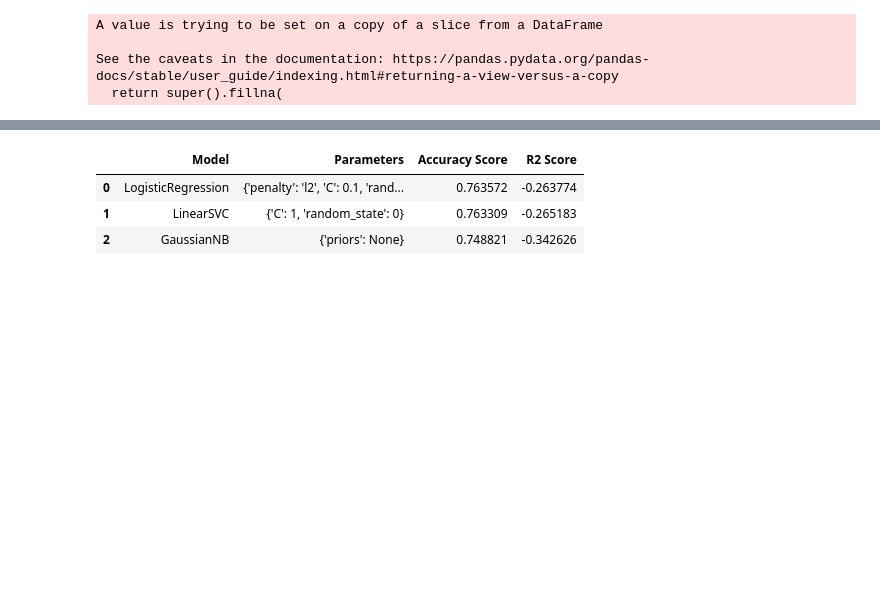
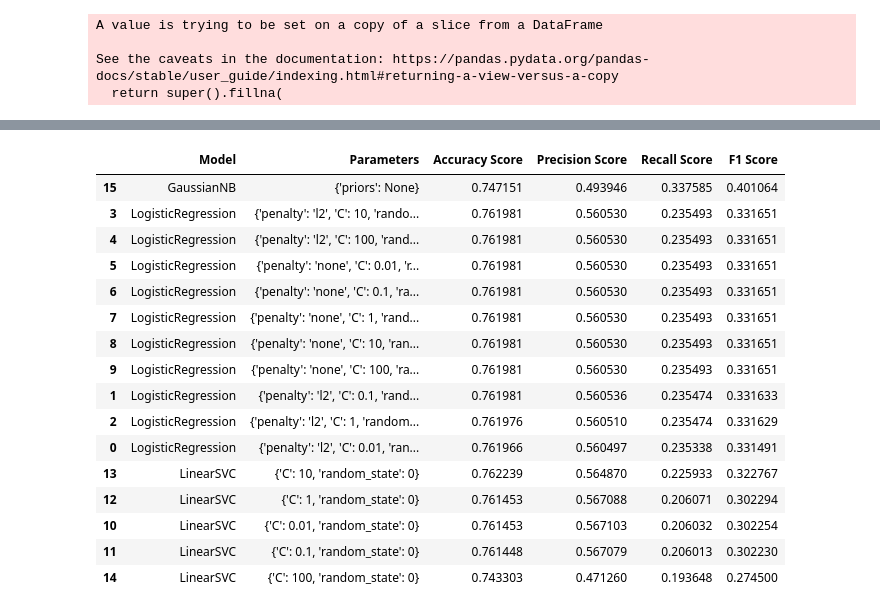
Before and after one commit to deniztokmakoglu/CAPP30254_Project, a Jupyter notebook: Logistic Reg, Linear SVC, Gaussian NB.ipynb, the cells around one changed output, grey strips where cells are left out. Cells and saved outputs as stored; diff of their text form; code cells hidden in the pictures; blank space fills up the shorter version.

Commit message:
full grid

```diff
--- a/Logistic Reg, Linear SVC, Gaussian NB.ipynb
+++ b/Logistic Reg, Linear SVC, Gaussian NB.ipynb
@@ -92,20 +92,6 @@ train, test = pl.train_test(df_sample, 0.2)
 train_df, test_df = pl.normalize(train, test, ['OfficeVisit', 'costTrend', 'reimb2009', 'InpatientClaims', 'OutpatientClaims'])
 # %%
 # Config: Dictionaries of models and hyperparameters - taken from class assignment
-# MODELS = {
-#     'LogisticRegression': LogisticRegression(),
-#     'LinearSVC': LinearSVC(),
-#     'GaussianNB': GaussianNB()
-# }
-
-# GRID = {
-#     'LogisticRegression': [{'penalty': x, 'C': y, 'random_state': 0}
-#                            for x in ('l2', 'none') \
-#                            for y in (0.01, 0.1, 1, 10, 100)],
-#     'GaussianNB': [{'priors': None}],
-#     'LinearSVC': [{'C': x, 'random_state': 0} \
-#                   for x in (0.01, 0.1, 1, 10, 100)]
-# }
 MODELS = {
     'LogisticRegression': LogisticRegression(),
     'LinearSVC': LinearSVC(),
@@ -113,9 +99,12 @@ MODELS = {
 }
 
 GRID = {
-    'LogisticRegression': [{'penalty': 'l2', 'C': 0.1, 'random_state': 0}],
+    'LogisticRegression': [{'penalty': x, 'C': y, 'random_state': 0}
+                           for x in ('l2', 'none') \
+                           for y in (0.01, 0.1, 1, 10, 100)],
     'GaussianNB': [{'priors': None}],
-    'LinearSVC': [{'C': 1, 'random_state': 0}]
+    'LinearSVC': [{'C': x, 'random_state': 0} \
+                  for x in (0.01, 0.1, 1, 10, 100)]
 }
 # %%
 results = pl.grid_search(train_df, test_df, MODELS, GRID, 'Cost')
@@ -127,7 +129,21 @@ Time Elapsed: 0:03:34.735794
-# %%
-results
-# %% [output]
-|  | Model | Parameters | Accuracy Score | R2 Score |
-| 0 | LogisticRegression | {'penalty': 'l2', 'C': 0.1, 'rand... | 0.763572 | -0.263774 |
-| 1 | LinearSVC | {'C': 1, 'random_state': 0} | 0.763309 | -0.265183 |
-| 2 | GaussianNB | {'priors': None} | 0.748821 | -0.342626 |
+# %%
+sorted_results = results.sort_values(by=['Recall Score', 'Accuracy Score'], ascending = False)
+sorted_results
+# %% [output]
+|  | Model | Parameters | Accuracy Score | Precision Score | Recall Score | F1 Score |
+| 15 | GaussianNB | {'priors': None} | 0.747151 | 0.493946 | 0.337585 | 0.401064 |
+| 3 | LogisticRegression | {'penalty': 'l2', 'C': 10, 'rando... | 0.761981 | 0.560530 | 0.235493 | 0.331651 |
+| 4 | LogisticRegression | {'penalty': 'l2', 'C': 100, 'rand... | 0.761981 | 0.560530 | 0.235493 | 0.331651 |
+| 5 | LogisticRegression | {'penalty': 'none', 'C': 0.01, 'r... | 0.761981 | 0.560530 | 0.235493 | 0.331651 |
+| 6 | LogisticRegression | {'penalty': 'none', 'C': 0.1, 'ra... | 0.761981 | 0.560530 | 0.235493 | 0.331651 |
+| 7 | LogisticRegression | {'penalty': 'none', 'C': 1, 'rand... | 0.761981 | 0.560530 | 0.235493 | 0.331651 |
+| 8 | LogisticRegression | {'penalty': 'none', 'C': 10, 'ran... | 0.761981 | 0.560530 | 0.235493 | 0.331651 |
+| 9 | LogisticRegression | {'penalty': 'none', 'C': 100, 'ra... | 0.761981 | 0.560530 | 0.235493 | 0.331651 |
+| 1 | LogisticRegression | {'penalty': 'l2', 'C': 0.1, 'rand... | 0.761981 | 0.560536 | 0.235474 | 0.331633 |
+| 2 | LogisticRegression | {'penalty': 'l2', 'C': 1, 'random... | 0.761976 | 0.560510 | 0.235474 | 0.331629 |
+| 0 | LogisticRegression | {'penalty': 'l2', 'C': 0.01, 'ran... | 0.761966 | 0.560497 | 0.235338 | 0.331491 |
+| 13 | LinearSVC | {'C': 10, 'random_state': 0} | 0.762239 | 0.564870 | 0.225933 | 0.322767 |
+| 12 | LinearSVC | {'C': 1, 'random_state': 0} | 0.761453 | 0.567088 | 0.206071 | 0.302294 |
+| 10 | LinearSVC | {'C': 0.01, 'random_state': 0} | 0.761453 | 0.567103 | 0.206032 | 0.302254 |
+| 11 | LinearSVC | {'C': 0.1, 'random_state': 0} | 0.761448 | 0.567079 | 0.206013 | 0.302230 |
+| 14 | LinearSVC | {'C': 100, 'random_state': 0} | 0.743303 | 0.471260 | 0.193648 | 0.274500 |
```
Also changed, not shown: parts of 3 cells of this notebook.
